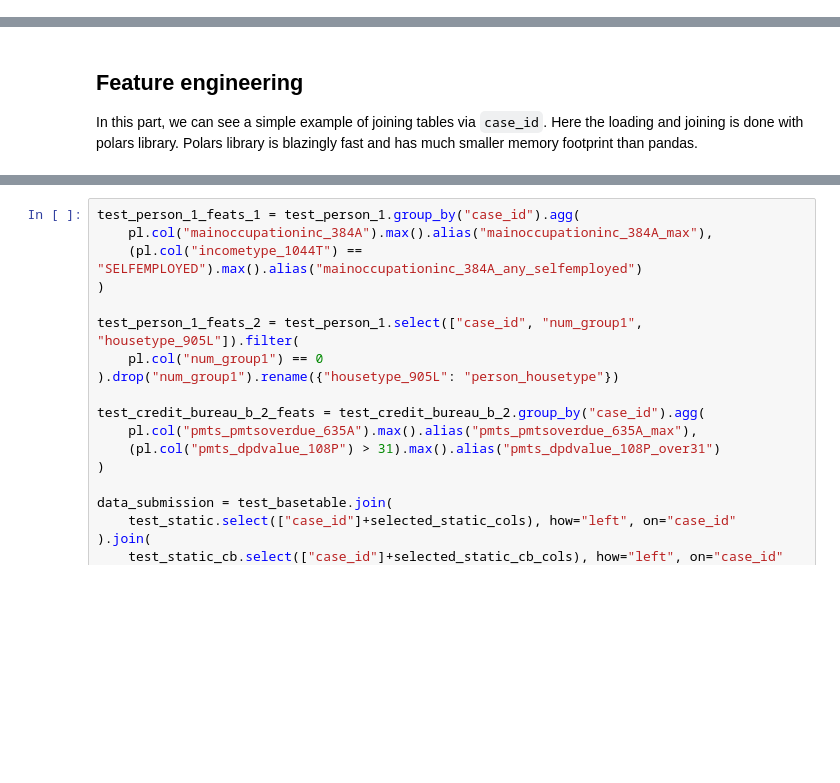
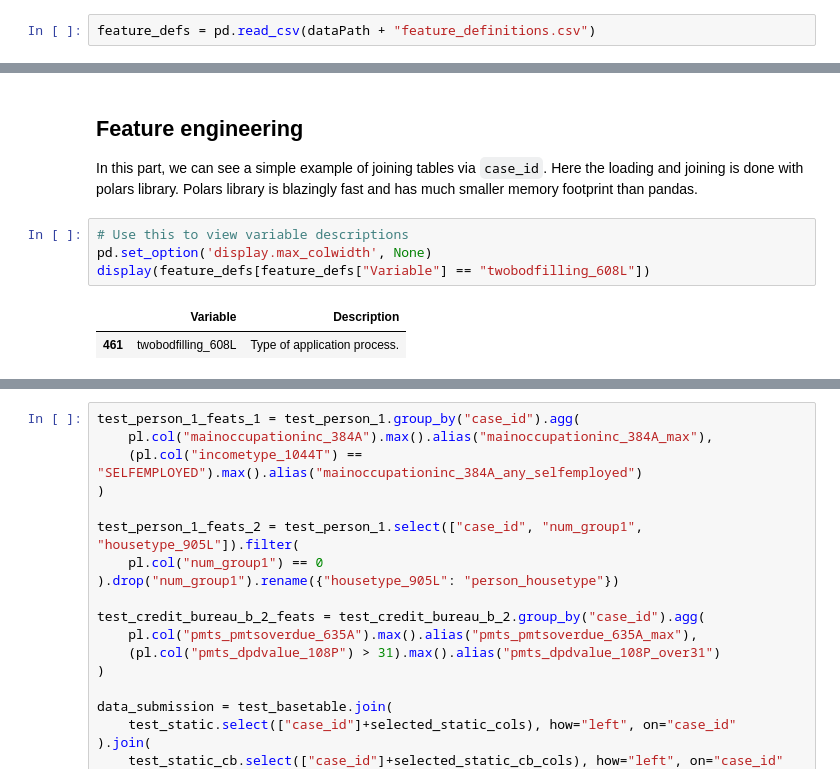
Before and after one commit to jordanvtskier1/MachineLearningFinalProject, a Jupyter notebook: cs-3540-final-project.ipynb, the cells around one changed output, grey strips where cells are left out. Drawn from its saved outputs; the diff is of its cells as text; blank space fills up the shorter version.

```diff
--- a/cs-3540-final-project.ipynb
+++ b/cs-3540-final-project.ipynb
@@ -20,6 +20,8 @@ from sklearn.model_selection import train_test_split
 from sklearn.metrics import roc_auc_score
 
 dataPath = "/kaggle/input/home-credit-credit-risk-model-stability/"
+# %%
+feature_defs = pd.read_csv(dataPath + "feature_definitions.csv")
 # %%
 def set_table_dtypes(df: pl.DataFrame) -> pl.DataFrame:
     # implement here all desired dtypes for tables
@@ -69,6 +71,13 @@ test_credit_bureau_b_2 = pl.read_csv(dataPath + "csv_files/test/test_credit_bure
 ## Feature engineering
 
 In this part, we can see a simple example of joining tables via `case_id`. Here the loading and joining is done with polars library. Polars library is blazingly fast and has much smaller memory footprint than pandas.
+# %%
+# Use this to view variable descriptions
+pd.set_option('display.max_colwidth', None)
+display(feature_defs[feature_defs["Variable"] == "twobodfilling_608L"])
+# %% [output]
+|  | Variable | Description |
+| 461 | twobodfilling_608L | Type of application process. |
 # %%
 # We need to use aggregation functions in tables with depth > 1, so tables that contain num_group1 column or
 # also num_group2 column.
```
Also changed, not shown: parts of 3 cells of this notebook.
